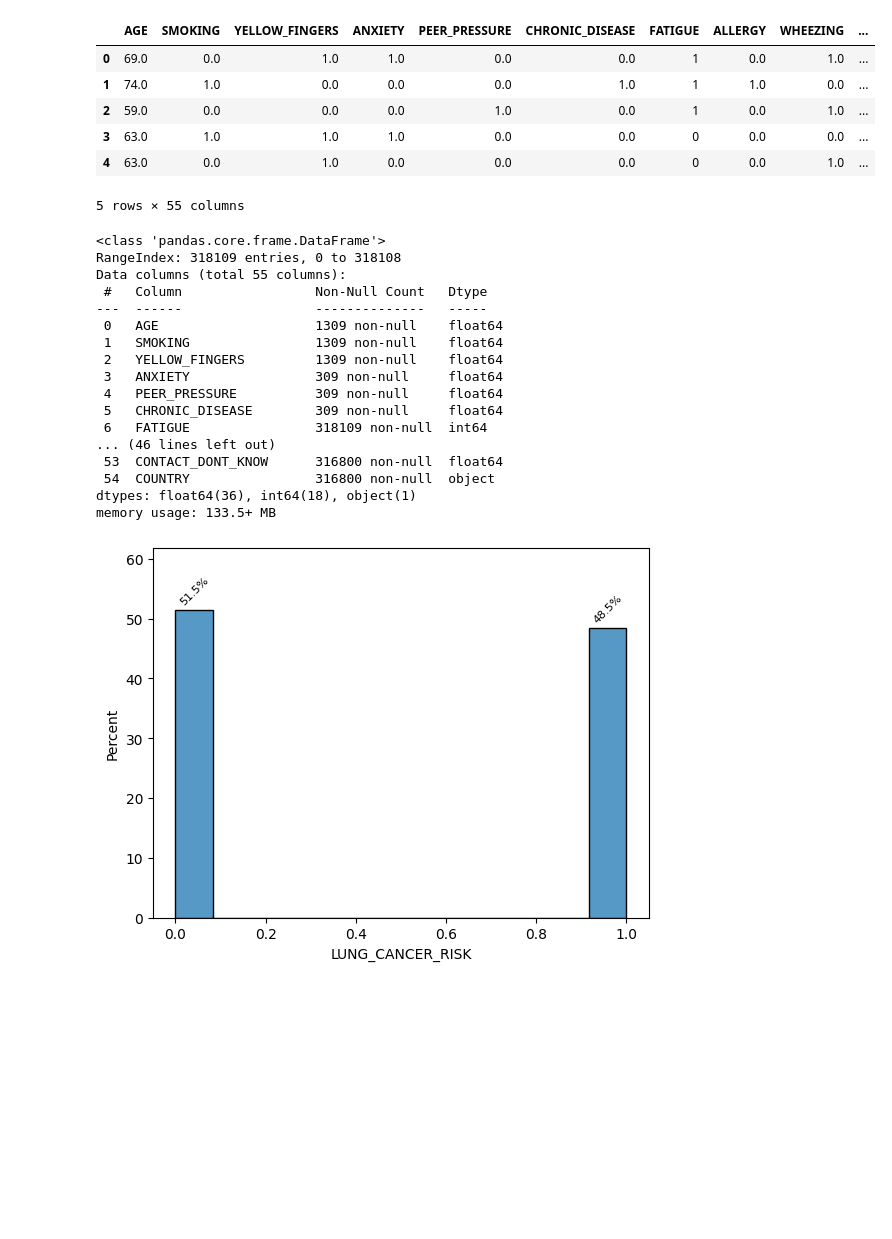
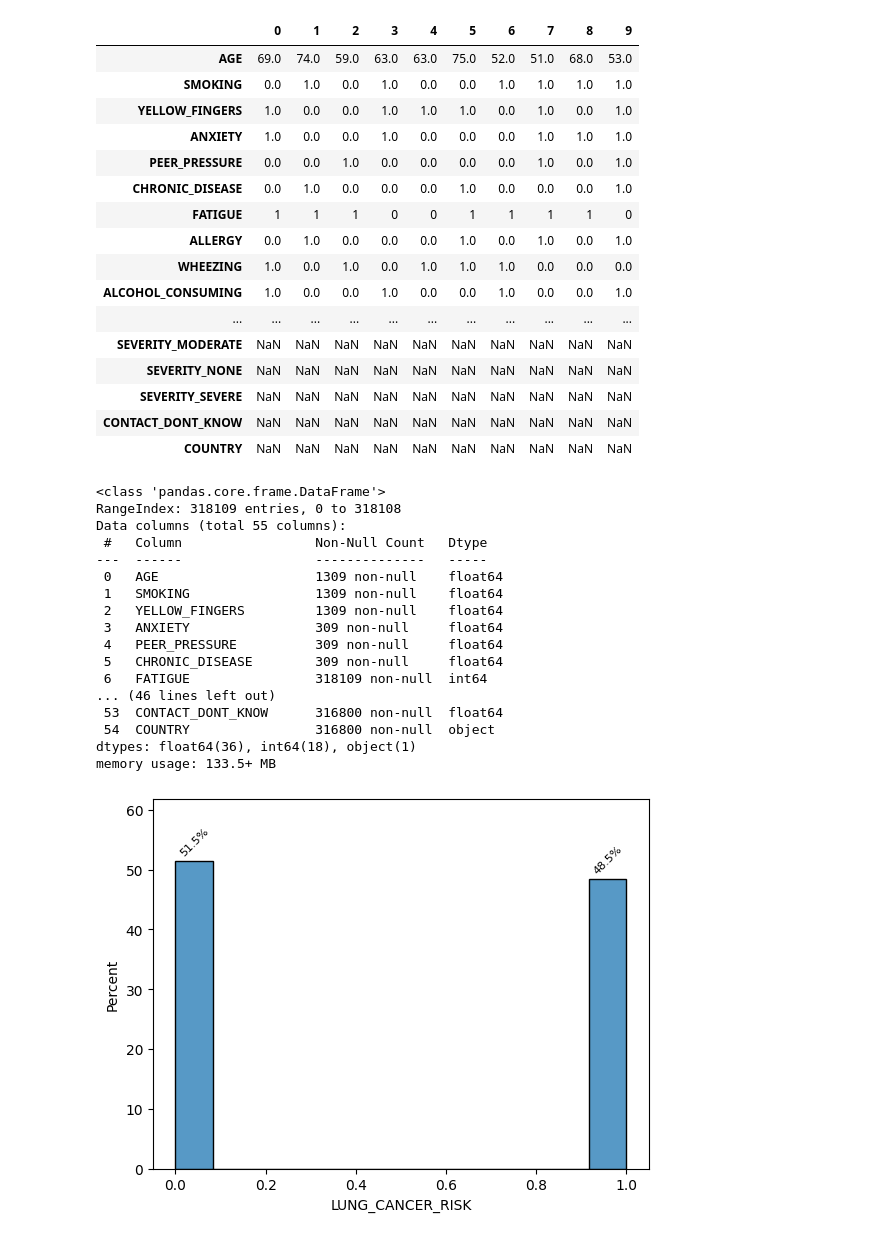
Before and after one commit to cancer-estimator/model, a Jupyter notebook: analysis/catboost-cross-validation-dataset-integrated.ipynb, the cells around one changed output. Drawn from its saved outputs; the diff is of its cells as text; code cells hidden in the pictures; blank space fills up the shorter version.

```diff
--- a/analysis/catboost-cross-validation-dataset-integrated.ipynb
+++ b/analysis/catboost-cross-validation-dataset-integrated.ipynb
@@ -1,46 +4,56 @@
 # %%
 import numpy as np
 import pandas as pd
 from catboost import CatBoostClassifier
 from sklearn.model_selection import cross_val_score, KFold, train_test_split
 from sklearn.metrics import classification_report
 from sklearn.compose import ColumnTransformer
 from sklearn.preprocessing import OneHotEncoder
 from sklearn.metrics import classification_report, confusion_matrix, make_scorer, f1_score, ConfusionMatrixDisplay
 import seaborn as sns
 import matplotlib.pyplot as plt
 
 from cancer_estimator_model import datasets
 
 # Carregar o dataset
 df = datasets.get_integrated_dataset()
-display(df.head())
+display(df.head(10).T)
 df.info()
 # %% [output]
-|  | AGE | SMOKING | YELLOW_FINGERS | ANXIETY | PEER_PRESSURE | CHRONIC_DISEASE | FATIGUE | ALLERGY | WHEEZING | ... |
-| 0 | 69.0 | 0.0 | 1.0 | 1.0 | 0.0 | 0.0 | 1 | 0.0 | 1.0 | ... |
-| 1 | 74.0 | 1.0 | 0.0 | 0.0 | 0.0 | 1.0 | 1 | 1.0 | 0.0 | ... |
-| 2 | 59.0 | 0.0 | 0.0 | 0.0 | 1.0 | 0.0 | 1 | 0.0 | 1.0 | ... |
-| 3 | 63.0 | 1.0 | 1.0 | 1.0 | 0.0 | 0.0 | 0 | 0.0 | 0.0 | ... |
-| 4 | 63.0 | 0.0 | 1.0 | 0.0 | 0.0 | 0.0 | 0 | 0.0 | 1.0 | ... |
+|  | 0 | 1 | 2 | 3 | 4 | 5 | 6 | 7 | 8 | 9 |
+| AGE | 69.0 | 74.0 | 59.0 | 63.0 | 63.0 | 75.0 | 52.0 | 51.0 | 68.0 | 53.0 |
+| SMOKING | 0.0 | 1.0 | 0.0 | 1.0 | 0.0 | 0.0 | 1.0 | 1.0 | 1.0 | 1.0 |
+| YELLOW_FINGERS | 1.0 | 0.0 | 0.0 | 1.0 | 1.0 | 1.0 | 0.0 | 1.0 | 0.0 | 1.0 |
+| ANXIETY | 1.0 | 0.0 | 0.0 | 1.0 | 0.0 | 0.0 | 0.0 | 1.0 | 1.0 | 1.0 |
+| PEER_PRESSURE | 0.0 | 0.0 | 1.0 | 0.0 | 0.0 | 0.0 | 0.0 | 1.0 | 0.0 | 1.0 |
+| CHRONIC_DISEASE | 0.0 | 1.0 | 0.0 | 0.0 | 0.0 | 1.0 | 0.0 | 0.0 | 0.0 | 1.0 |
+| FATIGUE | 1 | 1 | 1 | 0 | 0 | 1 | 1 | 1 | 1 | 0 |
+| ALLERGY | 0.0 | 1.0 | 0.0 | 0.0 | 0.0 | 1.0 | 0.0 | 1.0 | 0.0 | 1.0 |
+| WHEEZING | 1.0 | 0.0 | 1.0 | 0.0 | 1.0 | 1.0 | 1.0 | 0.0 | 0.0 | 0.0 |
+| ALCOHOL_CONSUMING | 1.0 | 0.0 | 0.0 | 1.0 | 0.0 | 0.0 | 1.0 | 0.0 | 0.0 | 1.0 |
+| ... | ... | ... | ... | ... | ... | ... | ... | ... | ... | ... |
+| SEVERITY_MODERATE | NaN | NaN | NaN | NaN | NaN | NaN | NaN | NaN | NaN | NaN |
+| SEVERITY_NONE | NaN | NaN | NaN | NaN | NaN | NaN | NaN | NaN | NaN | NaN |
+| SEVERITY_SEVERE | NaN | NaN | NaN | NaN | NaN | NaN | NaN | NaN | NaN | NaN |
+| CONTACT_DONT_KNOW | NaN | NaN | NaN | NaN | NaN | NaN | NaN | NaN | NaN | NaN |
+| COUNTRY | NaN | NaN | NaN | NaN | NaN | NaN | NaN | NaN | NaN | NaN |
-5 rows × 55 columns
+<class 'pandas.core.frame.DataFrame'>
+RangeIndex: 318109 entries, 0 to 318108
+Data columns (total 55 columns):
+ #   Column                 Non-Null Count   Dtype
+---  ------                 --------------   -----
+ 0   AGE                    1309 non-null    float64
+ 1   SMOKING                1309 non-null    float64
+ 2   YELLOW_FINGERS         1309 non-null    float64
+ 3   ANXIETY                309 non-null     float64
+ 4   PEER_PRESSURE          309 non-null     float64
+ 5   CHRONIC_DISEASE        309 non-null     float64
+ 6   FATIGUE                318109 non-null  int64
+... (46 lines left out)
+ 53  CONTACT_DONT_KNOW      316800 non-null  float64
+ 54  COUNTRY                316800 non-null  object
+dtypes: float64(36), int64(18), object(1)
+memory usage: 133.5+ MB
-<class 'pandas.core.frame.DataFrame'>
-RangeIndex: 318109 entries, 0 to 318108
-Data columns (total 55 columns):
- #   Column                 Non-Null Count   Dtype
----  ------                 --------------   -----
- 0   AGE                    1309 non-null    float64
- 1   SMOKING                1309 non-null    float64
- 2   YELLOW_FINGERS         1309 non-null    float64
- 3   ANXIETY                309 non-null     float64
- 4   PEER_PRESSURE          309 non-null     float64
- 5   CHRONIC_DISEASE        309 non-null     float64
- 6   FATIGUE                318109 non-null  int64
-... (46 lines left out)
- 53  CONTACT_DONT_KNOW      316800 non-null  float64
- 54  COUNTRY                316800 non-null  object
-dtypes: float64(36), int64(18), object(1)
-memory usage: 133.5+ MB
 # %%
 # Dividir o conjunto de dados em features (X) e variável alvo (y)
 X = df.drop(columns=['LUNG_CANCER_RISK','COUNTRY'])
```
Also changed, not shown: parts of 5 cells of this notebook.
